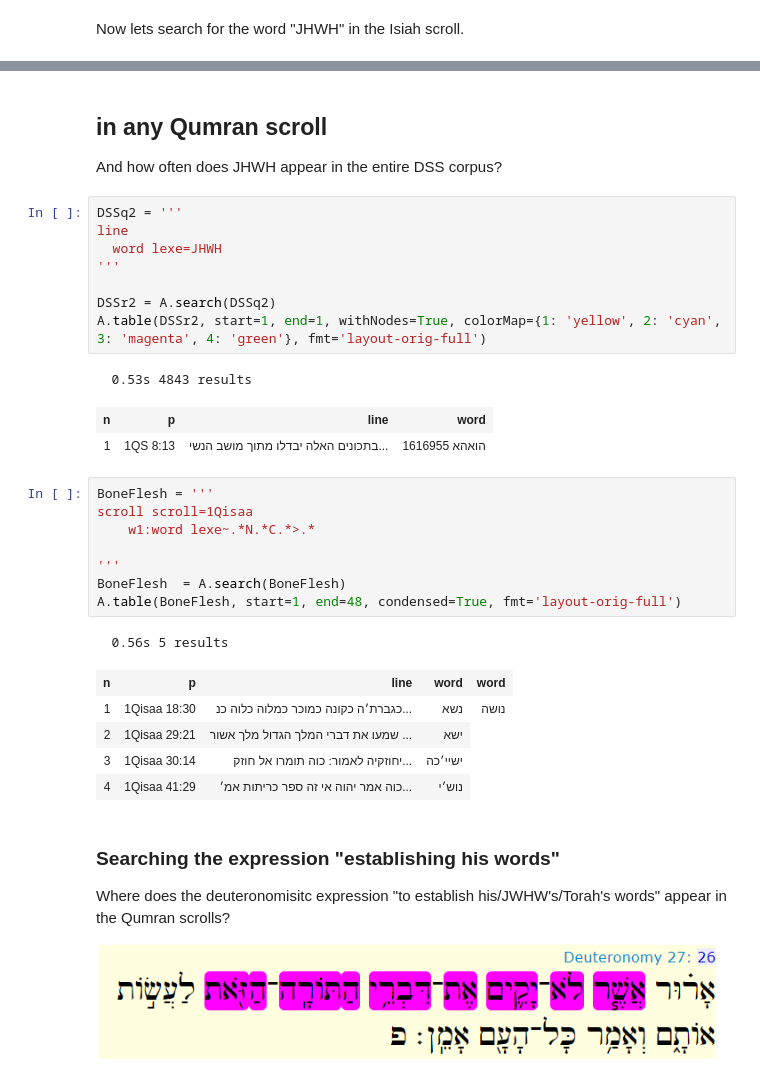
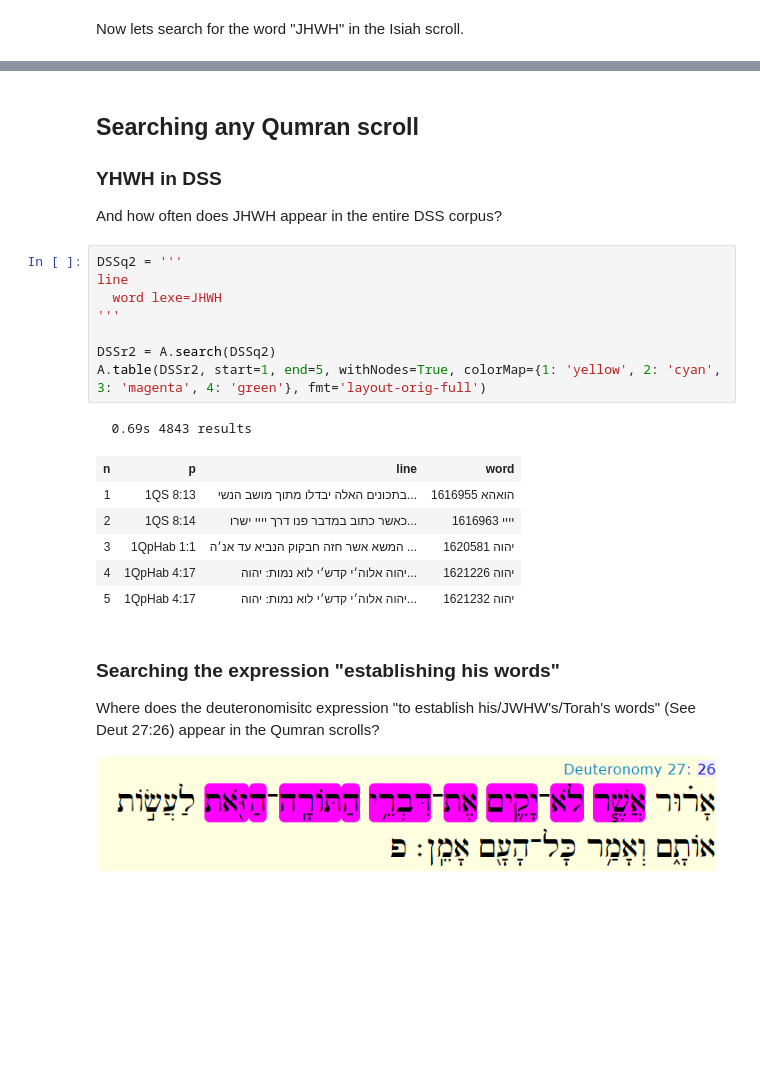
Before and after one commit to oliverglanz/Text-Fabric, a Jupyter notebook: profNBs/0000_ETCBC-TF_DSS_0000_start_o.glanz.ipynb, the cells around one changed output, grey strips where cells are left out. Drawn from its saved outputs; the diff is of its cells as text; blank space fills up the shorter version.

```diff
--- a/profNBs/0000_ETCBC-TF_DSS_0000_start_o.glanz.ipynb
+++ b/profNBs/0000_ETCBC-TF_DSS_0000_start_o.glanz.ipynb
@@ -177,38 +475,28 @@ cor=3
 ה 785066
 ו 785067
 # %% [markdown]
-## in any Qumran scroll
+## Searching any Qumran scroll
+### YHWH in DSS
 And how often does JHWH appear in the entire DSS corpus?
 # %%
 DSSq2 = '''
 line
   word lexe=JHWH
 '''
 
 DSSr2 = A.search(DSSq2)
-A.table(DSSr2, start=1, end=1, withNodes=True, colorMap={1: 'yellow', 2: 'cyan', 3: 'magenta', 4: 'green'}, fmt='layout-orig-full')
+A.table(DSSr2, start=1, end=5, withNodes=True, colorMap={1: 'yellow', 2: 'cyan', 3: 'magenta', 4: 'green'}, fmt='layout-orig-full')
 # %% [output]
-  0.53s 4843 results
+  0.69s 4843 results
 | n | p | line | word |
 | 1 | 1QS 8:13 | בתכונים האלה יבדלו מתוך מושב הנשי... | הואהא 1616955 |
+| 2 | 1QS 8:14 | כאשר כתוב במדבר פנו דרך יייי ישרו... | יייי 1616963 |
+| 3 | 1QpHab 1:1 | המשא אשר חזה חבקוק הנביא עד אנ׳ה ... | יהוה 1620581 |
+| 4 | 1QpHab 4:17 | יהוה אלוה׳י קדש׳י לוא נמות ׃ יהוה... | יהוה 1621226 |
+| 5 | 1QpHab 4:17 | יהוה אלוה׳י קדש׳י לוא נמות ׃ יהוה... | יהוה 1621232 |
-# %%
-BoneFlesh = '''
-scroll scroll=1Qisaa
-    w1:word lexe~.*N.*C.*>.*
-
-'''
-BoneFlesh  = A.search(BoneFlesh)
-A.table(BoneFlesh, start=1, end=48, condensed=True, fmt='layout-orig-full')
-# %% [output]
-  0.56s 5 results
-| n | p | line | word | word |
-| 1 | 1Qisaa 18:30 | כגברת׳ה כקונה כמוכר כמלוה כלוה כנ... | נשא | נושה |
-| 2 | 1Qisaa 29:21 | שמעו את דברי המלך הגדול מלך אשור ... | ישא |
-| 3 | 1Qisaa 30:14 | יחוזקיה לאמור ׃ כוה תומרו אל חוזק... | ישיי׳כה |
-| 4 | 1Qisaa 41:29 | כוה אמר יהוה אי זה ספר כריתות אמ׳... | נוש׳י |
 # %% [markdown]
 ### Searching the expression "establishing his words"
-Where does the deuteronomisitc expression "to establish his/JWHW's/Torah's words" appear in the Qumran scrolls?
+Where does the deuteronomisitc expression "to establish his/JWHW's/Torah's words" (See Deut 27:26) appear in the Qumran scrolls?
 
 ![Annotation%202019-08-16%20225509.png](attachment:Annotation%202019-08-16%20225509.png)
 # %%
```
Also changed, not shown: parts of 64 cells of this notebook.
